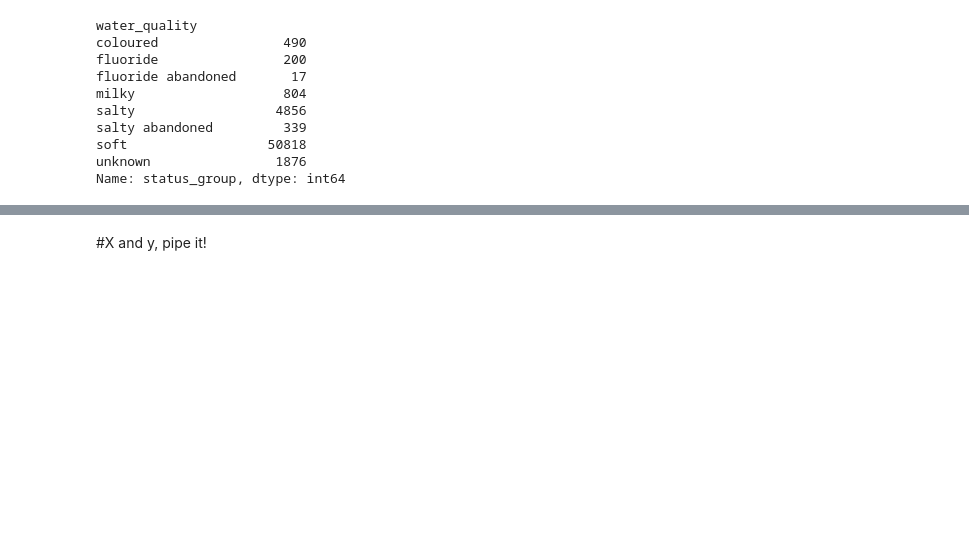
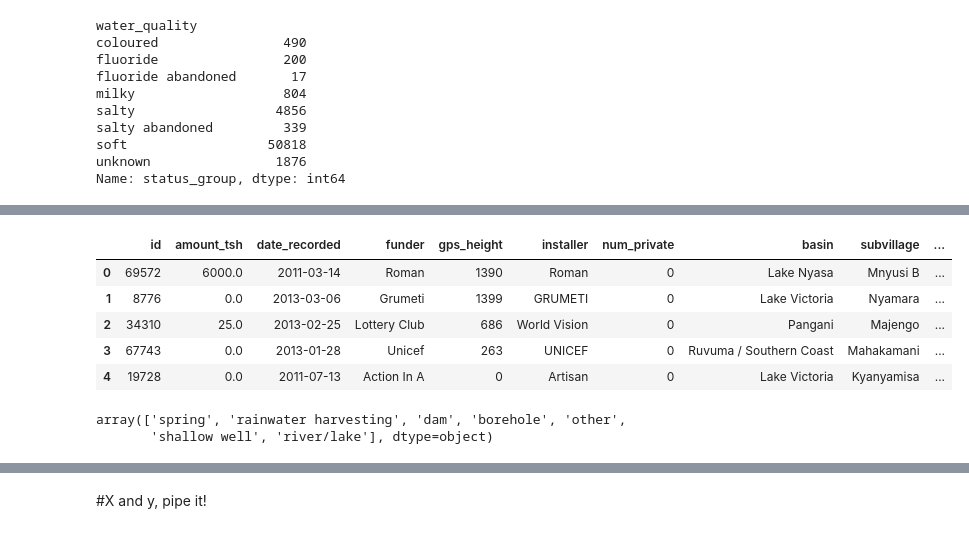
Before and after one commit to veritaem/Project2, a Jupyter notebook: Kaggle_proj.ipynb, the cells around one changed output, grey strips where cells are left out. Saved outputs shown, nothing was run; the diff lists cells and outputs as text; code cells hidden in the pictures; blank space fills up the shorter version.

```diff
--- a/Kaggle_proj.ipynb
+++ b/Kaggle_proj.ipynb
@@ -349,0 +344,35 @@ Name: status_group, dtype: int64
+# %%
+df2['2011'] = df2['2011'].replace(True, 2011)
+df2['2012'] = df2['2012'].replace(True, 2012)
+df2['2013'] = df2['2013'].replace(True, 2013)
+
+testdf['2011'] = testdf['2011'].replace(True, 2011)
+testdf['2012'] = testdf['2012'].replace(True, 2012)
+testdf['2013'] = testdf['2013'].replace(True, 2013)
+
+larger = lambda s1, s2: s1 if s1.sum() > s2.sum() else s2
+
+df2['yrs_intermediate'] = df2['2011'].combine(df2['2012'], larger)
+df2['yrs_intermediate'] = df2['yrs_intermediate'].combine(df2['2013'], larger)
+df2['yrs in operation'] = df2['yrs_intermediate'] - df2['construction_year']
+
+
+testdf['yrs_intermediate'] = testdf['2011'].combine(testdf['2012'], larger)
+testdf['yrs_intermediate'] = testdf['yrs_intermediate'].combine(testdf['2013'], larger)
+testdf['yrs in operation'] = testdf['yrs_intermediate'] - testdf['construction_year']
+
+
+
+df2.head()
+# %% [output]
+|  | id | amount_tsh | date_recorded | funder | gps_height | installer | num_private | basin | subvillage | ... |
+| 0 | 69572 | 6000.0 | 2011-03-14 | Roman | 1390 | Roman | 0 | Lake Nyasa | Mnyusi B | ... |
+| 1 | 8776 | 0.0 | 2013-03-06 | Grumeti | 1399 | GRUMETI | 0 | Lake Victoria | Nyamara | ... |
+| 2 | 34310 | 25.0 | 2013-02-25 | Lottery Club | 686 | World Vision | 0 | Pangani | Majengo | ... |
+| 3 | 67743 | 0.0 | 2013-01-28 | Unicef | 263 | UNICEF | 0 | Ruvuma / Southern Coast | Mahakamani | ... |
+| 4 | 19728 | 0.0 | 2011-07-13 | Action In A | 0 | Artisan | 0 | Lake Victoria | Kyanyamisa | ... |
+# %%
+df2['source_type'].unique()
+# %% [output]
+array(['spring', 'rainwater harvesting', 'dam', 'borehole', 'other',
+       'shallow well', 'river/lake'], dtype=object)
```
Also changed, not shown: parts of 31 cells of this notebook.
